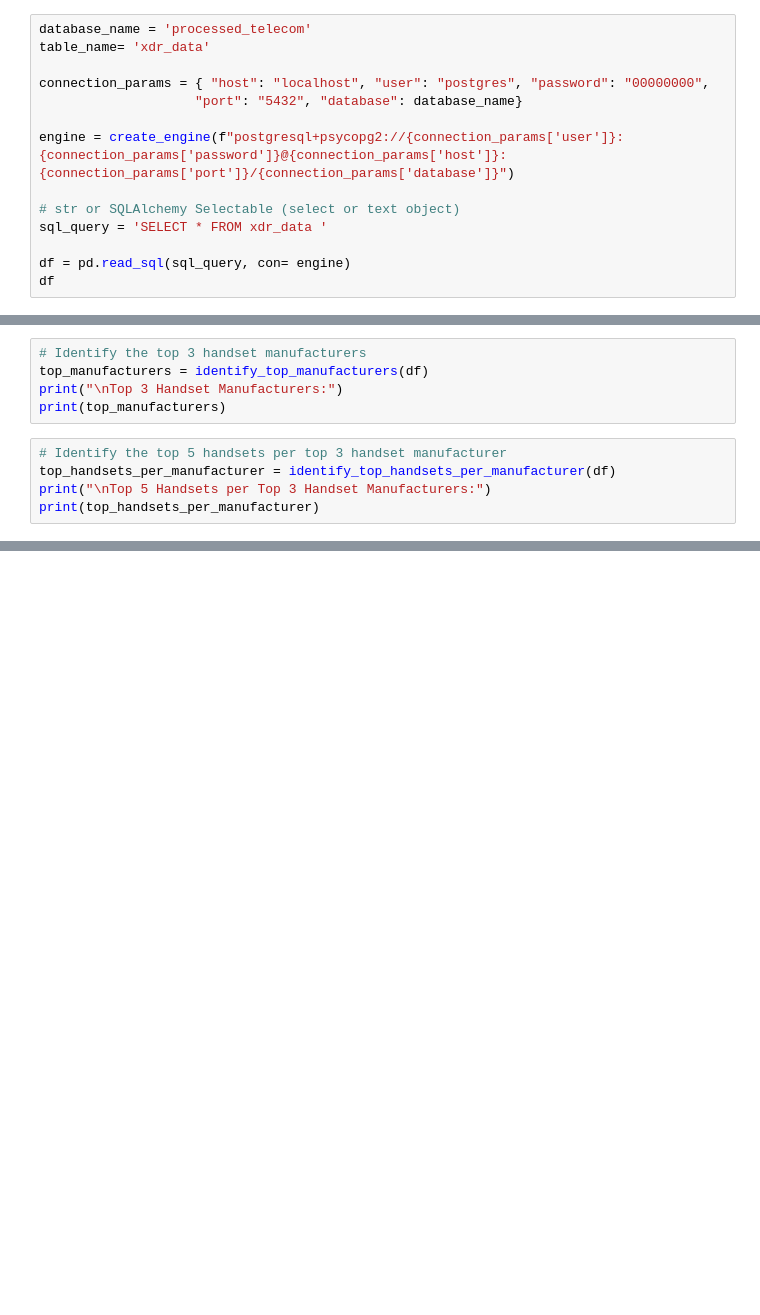
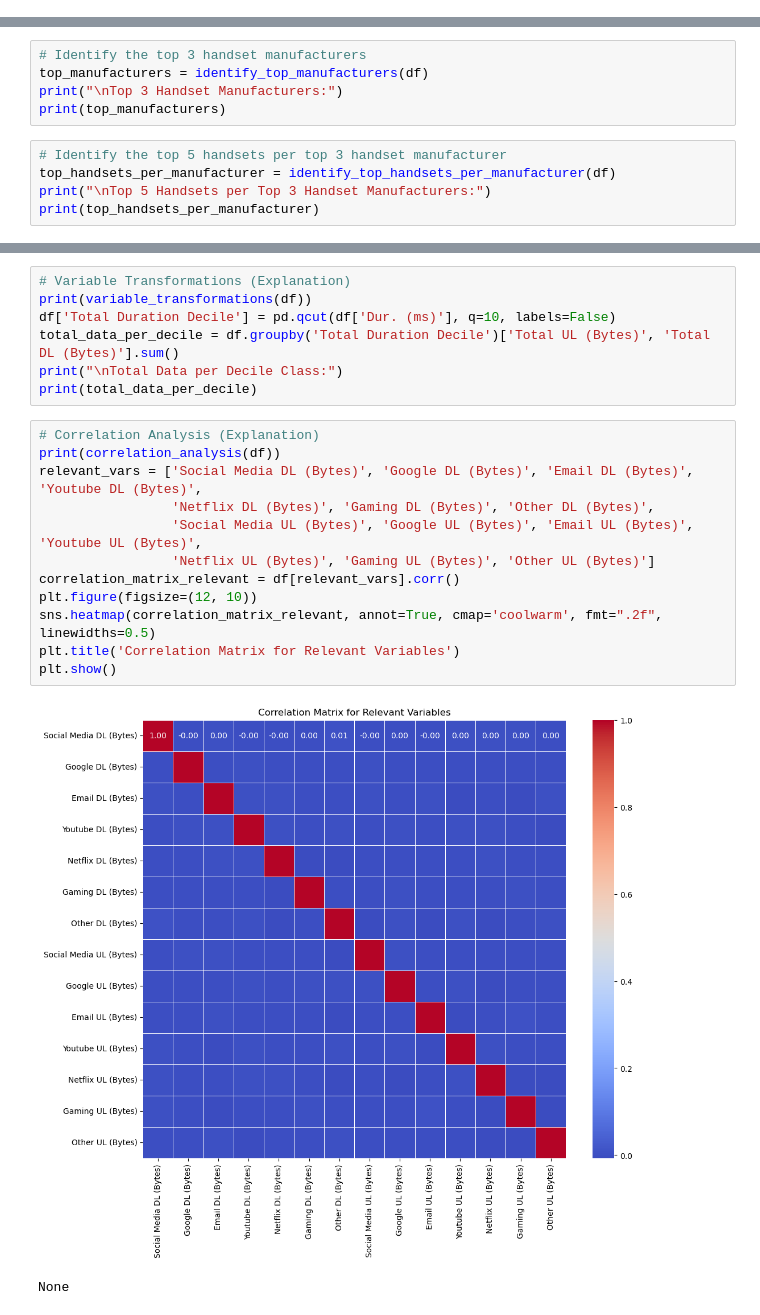
Before and after one commit to henockk/TellCo_Investment, a Jupyter notebook: notebooks/user_overview_analysis.ipynb, the cells around one changed output, grey strips where cells are left out. Drawn from its saved outputs; the diff is of its cells as text; blank space fills up the shorter version.

Commit message:
deeper analysis

```diff
--- a/notebooks/user_overview_analysis.ipynb
+++ b/notebooks/user_overview_analysis.ipynb
@@ -27,14 +32,0 @@ df
-# %%
-database_name = 'processed_telecom'
-table_name= 'xdr_data'
-
-connection_params = { "host": "localhost", "user": "postgres", "password": "00000000",
-                    "port": "5432", "database": database_name}
-
-engine = create_engine(f"postgresql+psycopg2://{connection_params['user']}:{connection_params['password']}@{connection_params['host']}:{connection_params['port']}/{connection_params['database']}")
-
-# str or SQLAlchemy Selectable (select or text object)
-sql_query = 'SELECT * FROM xdr_data '
-
-df = pd.read_sql(sql_query, con= engine)
-df
@@ -78,0 +145,22 @@ print(top_handsets_per_manufacturer)
+# %%
+# Variable Transformations (Explanation)
+print(variable_transformations(df))
+df['Total Duration Decile'] = pd.qcut(df['Dur. (ms)'], q=10, labels=False)
+total_data_per_decile = df.groupby('Total Duration Decile')['Total UL (Bytes)', 'Total DL (Bytes)'].sum()
+print("\nTotal Data per Decile Class:")
+print(total_data_per_decile)
+# %%
+# Correlation Analysis (Explanation)
+print(correlation_analysis(df))
+relevant_vars = ['Social Media DL (Bytes)', 'Google DL (Bytes)', 'Email DL (Bytes)', 'Youtube DL (Bytes)',
+                 'Netflix DL (Bytes)', 'Gaming DL (Bytes)', 'Other DL (Bytes)',
+                 'Social Media UL (Bytes)', 'Google UL (Bytes)', 'Email UL (Bytes)', 'Youtube UL (Bytes)',
+                 'Netflix UL (Bytes)', 'Gaming UL (Bytes)', 'Other UL (Bytes)']
+correlation_matrix_relevant = df[relevant_vars].corr()
+plt.figure(figsize=(12, 10))
+sns.heatmap(correlation_matrix_relevant, annot=True, cmap='coolwarm', fmt=".2f", linewidths=0.5)
+plt.title('Correlation Matrix for Relevant Variables')
+plt.show()
+# %% [output]
+[figure, added]
+None
```
Also changed, not shown: parts of 18 cells of this notebook.
